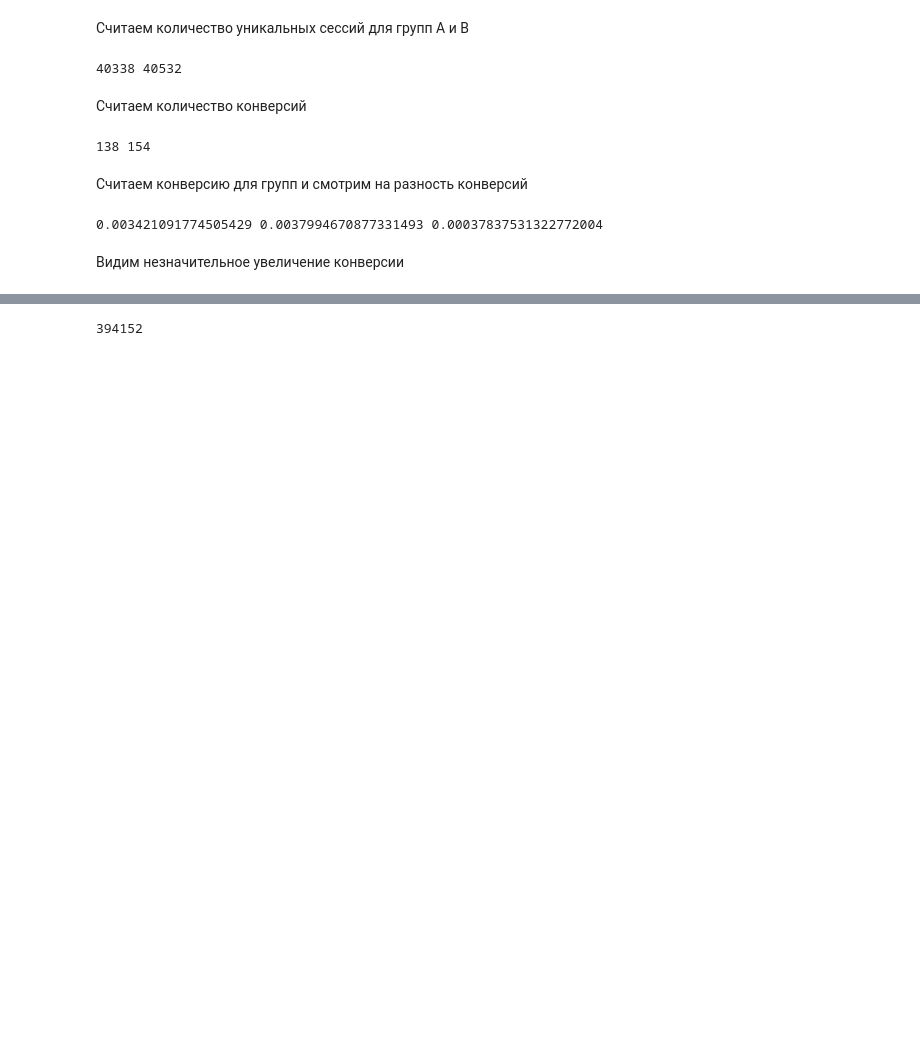
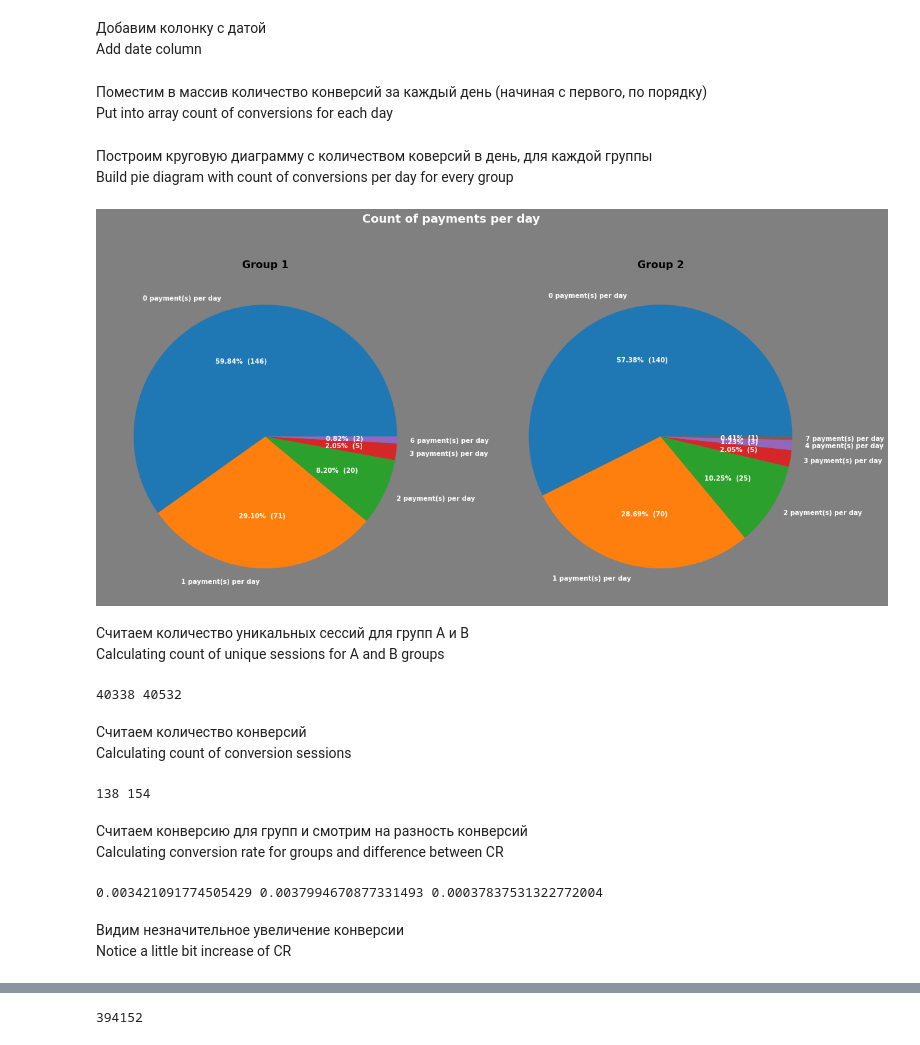
Before and after one commit to thejd777/A_B_testing_CR, a Jupyter notebook: A_B_testing_CR.ipynb, the cells around one changed output, grey strips where cells are left out. Drawn from its saved outputs; the diff is of its cells as text; code cells hidden in the pictures; blank space fills up the shorter version.

Commit message:
add pie and bar plots

```diff
--- a/A_B_testing_CR.ipynb
+++ b/A_B_testing_CR.ipynb
@@ -36,0 +132,3 @@ data1_2NoDuplicates = data1_2.drop_duplicates()
+# %%
+data1_1NoDuplicates = data1_1NoDuplicates.sort_values('timestamp')
+data1_2NoDuplicates = data1_2NoDuplicates.sort_values('timestamp')
@@ -37,3 +138,26 @@ data1_2NoDuplicates = data1_2.drop_duplicates()
+# %%
+data1_1NoDuplicates['conversion'] = np.where(data1_1NoDuplicates['event'] == 'payment_done', 1, 0)
+data1_2NoDuplicates['conversion'] = np.where(data1_2NoDuplicates['event'] == 'payment_done', 1, 0)
+# %% [markdown]
+Добавим колонку с датой
+Add date column
+# %%
+data1_1NoDuplicates['date'] = pd.to_datetime(data1_1NoDuplicates.timestamp.dt.strftime('%Y-%m-%d'))
+data1_2NoDuplicates['date'] = pd.to_datetime(data1_2NoDuplicates.timestamp.dt.strftime('%Y-%m-%d'))
+# %% [markdown]
+Поместим в массив количество конверсий за каждый день (начиная с первого, по порядку)
+Put into array count of conversions for each day
+# %%
+data1_1ConversionSumByDay = np.array(data1_1NoDuplicates[['date', 'conversion']].groupby('date').sum().conversion)
+data1_2ConversionSumByDay = np.array(data1_2NoDuplicates[['date', 'conversion']].groupby('date').sum().conversion)
+# %% [markdown]
+Построим круговую диаграмму с количеством коверсий в день, для каждой группы
+Build pie diagram with count of conversions per day for every group
+# %%
+twoPiesOfPayments(data1_1ConversionSumByDay, data1_2ConversionSumByDay)
+# %% [output]
+[figure, added]
 # %% [markdown]
 Считаем количество уникальных сессий для групп A и B
+Calculating count of unique sessions for A and B groups
 # %%
@@ -44,6 +168,7 @@ print(sessionCountA, sessionCountB)
 40338 40532
 # %% [markdown]
 Считаем количество конверсий
+Calculating count of conversion sessions
 # %%
 crACount = data1_1NoDuplicates[data1_1NoDuplicates['event'] == 'payment_done'].shape[0]
 crBCount = data1_2NoDuplicates[data1_2NoDuplicates['event'] == 'payment_done'].shape[0]
@@ -52,6 +177,7 @@ print(crACount, crBCount)
 138 154
 # %% [markdown]
 Считаем конверсию для групп и смотрим на разность конверсий
+Calculating conversion rate for groups and difference between CR
 # %%
 crA =  crACount / sessionCountA
 crB =  crBCount / sessionCountB
@@ -61,3 +187,4 @@ print(crA, crB, crDelta)
 0.003421091774505429 0.0037994670877331493 0.00037837531322772004
 # %% [markdown]
 Видим незначительное увеличение конверсии
+Notice a little bit increase of CR
```
Also changed, not shown: parts of 60 cells of this notebook.
